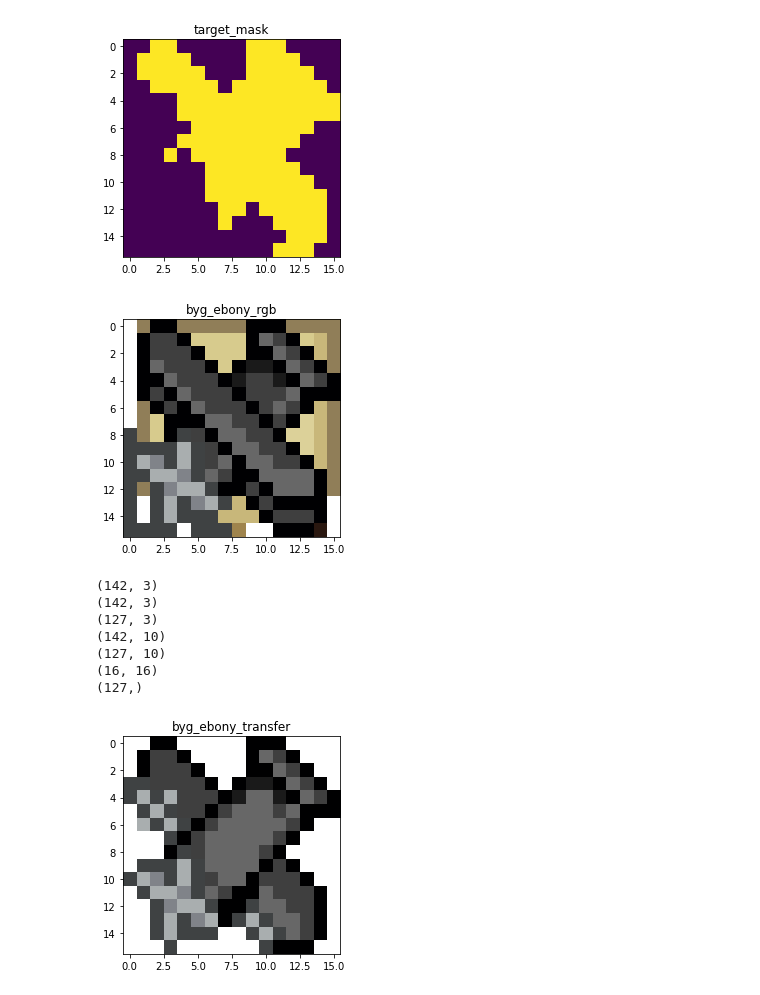
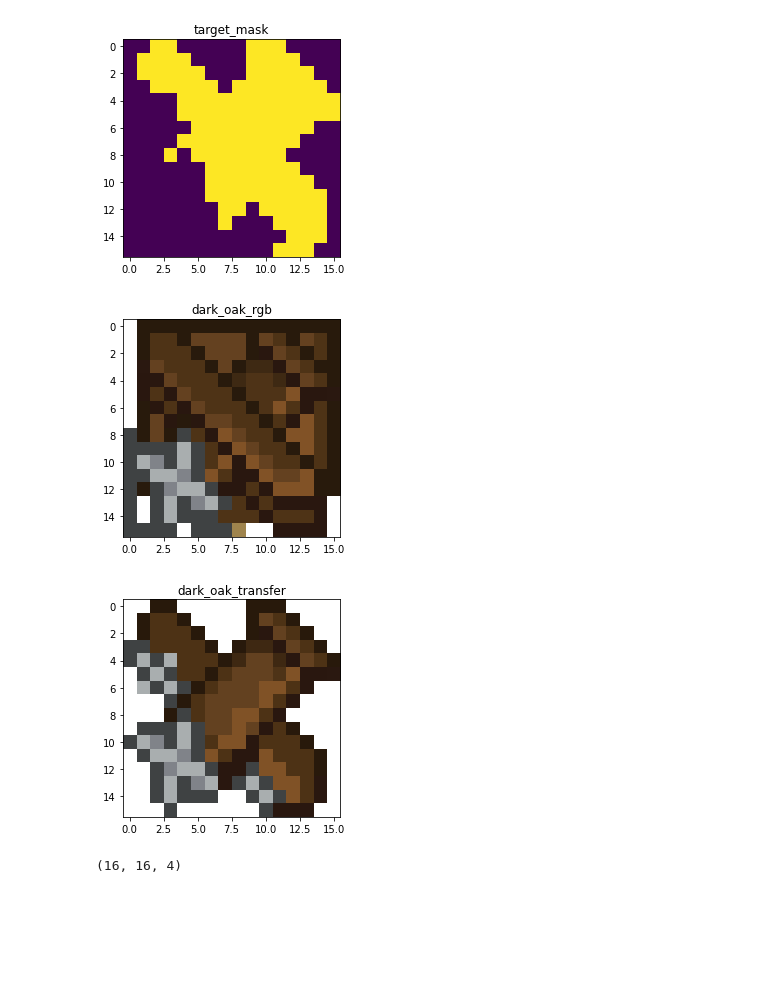
Before and after one commit to przemykomo/simple-planes, a Jupyter notebook: scripts/generate_meterial.ipynb, the cells around one changed output. Drawn from its saved outputs; the diff is of its cells as text; code cells hidden in the pictures; blank space fills up the shorter version.

Commit message:
new color algorithm

```diff
--- a/scripts/generate_meterial.ipynb
+++ b/scripts/generate_meterial.ipynb
@@ -14,7 +14,7 @@ import matplotlib.pyplot as plt
 # im1 = cv2.imread("boats\\holly_boat.png")
 target1 = cv2.imread("item\\oak_plane.png", cv2.IMREAD_UNCHANGED)
 if np.any(target1[..., -1] < 100):
-    target1[target1[..., -1] < 100] = [255, 255, 255, 255]
+    target1[target1[..., -1] < 100] = [255, 255, 255, 0]
 target1_rgb = cv2.cvtColor(target1, cv2.COLOR_BGRA2RGB)
 target1_lab = cv2.cvtColor(target1_rgb, cv2.COLOR_BGR2LAB)
 target1_hls = cv2.cvtColor(target1_rgb, cv2.COLOR_BGR2HLS)
@@ -25,7 +25,7 @@ print(f"target1_rgb.shape:{target1_rgb.shape}")
 
 target2 = cv2.imread("mega\\oak_mega_plane.png", cv2.IMREAD_UNCHANGED)
 if np.any(target2[..., -1] < 100):
-    target2[target2[..., -1] < 100] = [255, 255, 255, 255]
+    target2[target2[..., -1] < 100] = [255, 255, 255, 0]
 target2_rgb = cv2.cvtColor(target2, cv2.COLOR_BGRA2RGB)
 target2_lab = cv2.cvtColor(target2_rgb, cv2.COLOR_BGR2LAB)
 target2_hls = cv2.cvtColor(target2_rgb, cv2.COLOR_BGR2HLS)
@@ -36,7 +36,7 @@ print(f"target2_rgb.shape:{target2_rgb.shape}")
 
 target2_1 = cv2.imread("mega\\bop_dead_mega_plane.png", cv2.IMREAD_UNCHANGED)
 if np.any(target2_1[..., -1] < 100):
-    target2_1[target2_1[..., -1] < 100] = [255, 255, 255, 255]
+    target2_1[target2_1[..., -1] < 100] = [255, 255, 255, 0]
 target2_1_rgb = cv2.cvtColor(target2_1, cv2.COLOR_BGRA2RGB)
 target2_1_lab = cv2.cvtColor(target2_1_rgb, cv2.COLOR_BGR2LAB)
 target2_1_hls = cv2.cvtColor(target2_1_rgb, cv2.COLOR_BGR2HLS)
@@ -47,7 +47,7 @@ print(f"target2_1_rgb.shape:{target2_1_rgb.shape}")
 
 source = cv2.imread("item\\spruce_plane.png", cv2.IMREAD_UNCHANGED)
 if np.any(source[..., -1] < 100):
-    source[source[..., -1] < 100] = [255, 255, 255, 255]
+    source[source[..., -1] < 100] = [255, 255, 255, 0]
 source_rgb = cv2.cvtColor(source, cv2.COLOR_BGRA2RGB)
 source_lab = cv2.cvtColor(source_rgb, cv2.COLOR_BGR2LAB)
 source_hls = cv2.cvtColor(source_rgb, cv2.COLOR_BGR2HLS)
@@ -58,7 +58,7 @@ print(f"source_rgb.shape:{source_rgb.shape}")
 
 source2 = cv2.imread("item\\bop_magic_plane.png", cv2.IMREAD_UNCHANGED)
 if np.any(source2[..., -1] < 100):
-    source2[source2[..., -1] < 100] = [255, 255, 255, 255]
+    source2[source2[..., -1] < 100] = [255, 255, 255, 0]
 source2_rgb = cv2.cvtColor(source2, cv2.COLOR_BGRA2RGB)
 source2_lab = cv2.cvtColor(source2_rgb, cv2.COLOR_BGR2LAB)
 source2_hls = cv2.cvtColor(source2_rgb, cv2.COLOR_BGR2HLS)
@@ -91,11 +91,11 @@ source_rgb.shape:(16, 16, 3)
 # %%
 def color_transfer(source, target1, target2, mask, target_mask):
     X =target1 [mask]
-    print(X.shape)
+    # print(X.shape)
     Y = source[mask]
-    print(Y.shape)
+    # print(Y.shape)
     X2 = target2[target_mask]
-    print(X2.shape)
+    # print(X2.shape)
     Y_predicts = np.zeros_like(target2[target_mask])
     # for i in range(3):
     #     poly = PolynomialFeatures(1)
@@ -109,57 +109,57 @@ def color_transfer(source, target1, target2, mask, target_mask):
     # for i in range(3):
     poly = PolynomialFeatures(2)
     X_ = poly.fit_transform(X)
-    print(X_.shape)
+    # print(X_.shape)
     clf = linear_model.LinearRegression()
     clf.fit(X_, Y)
     X2_ = poly.fit_transform(X2)
-    print(X2_.shape)
+    # print(X2_.shape)
     Y_predicts = (clf.predict(X2_))
     # Y_predict = np.array(Y_predicts)
     result = target2.copy()
-    print(target_mask.shape)
+    # print(target_mask.shape)
     result[target_mask] = Y_predicts
     # result[:,:,1] = target2[:,:,1]
-    print(result[target_mask][:,0].shape)
+    # print(result[target_mask][:,0].shape)
     return result
 
 # im3_lab = color_transfer(source_hls,target1_hls,target2_hls,source_mask,target_mask)
 # im3_rgb = cv2.cvtColor(im3_lab, cv2.COLOR_HLS2BGR)
 # im3_lab = color_transfer(source_lab,target1_lab,target2_lab,source_mask,target_mask)
 # im3_rgb = cv2.cvtColor(im3_lab, cv2.COLOR_LAB2BGR)
 # im3_rgb = color_transfer(source_rgb,target1_rgb,target2_rgb,source_mask,target_mask)
 #
 #
 # plt.imshow(im3_rgb)
 # plt.title("transfer")
 # plt.show()
 
 def im_color(mat):
     s = cv2.imread(f"item\\{mat}_plane.png", cv2.IMREAD_UNCHANGED)
+    s1 = target2.copy()
     if np.any(s[..., -1] < 100):
         source2[s[..., -1] < 100] = [255, 255, 255, 255]
     s_rgb = cv2.cvtColor(s, cv2.COLOR_BGRA2RGB)
     s_lab = cv2.cvtColor(s_rgb, cv2.COLOR_BGR2LAB)
     s_hls = cv2.cvtColor(s_rgb, cv2.COLOR_BGR2HLS)
     plt.imshow(s_rgb)
     plt.title(f"{mat}_rgb")
     plt.show()
     im3_rgb = color_transfer(s_rgb,target1_rgb,target2_rgb,source_mask,target_mask)
     plt.imshow(im3_rgb)
     plt.title(f"{mat}_transfer")
     plt.show()
+    s1[...,:-1] = im3_rgb
+    print(s1.shape)
+    cv2.imwrite(f"out/{mat}_mega_plane.png", cv2.cvtColor(s1,cv2.COLOR_RGBA2BGRA))
 
-im_color("byg_ebony")
+
+
+im_color("dark_oak")
 # %% [output]
-[figure, old version]
+[figure, new version]
+[figure, new version]
-(142, 3)
-(142, 3)
-(127, 3)
-(142, 10)
-(127, 10)
-(16, 16)
-(127,)
+(16, 16, 4)
-[figure, old version]
 # %%
 mod_dict = {"bop": "biomesoplenty",
             "": "minecraft",
```
Also changed, not shown: parts of 1 cell of this notebook, 43 other files.
